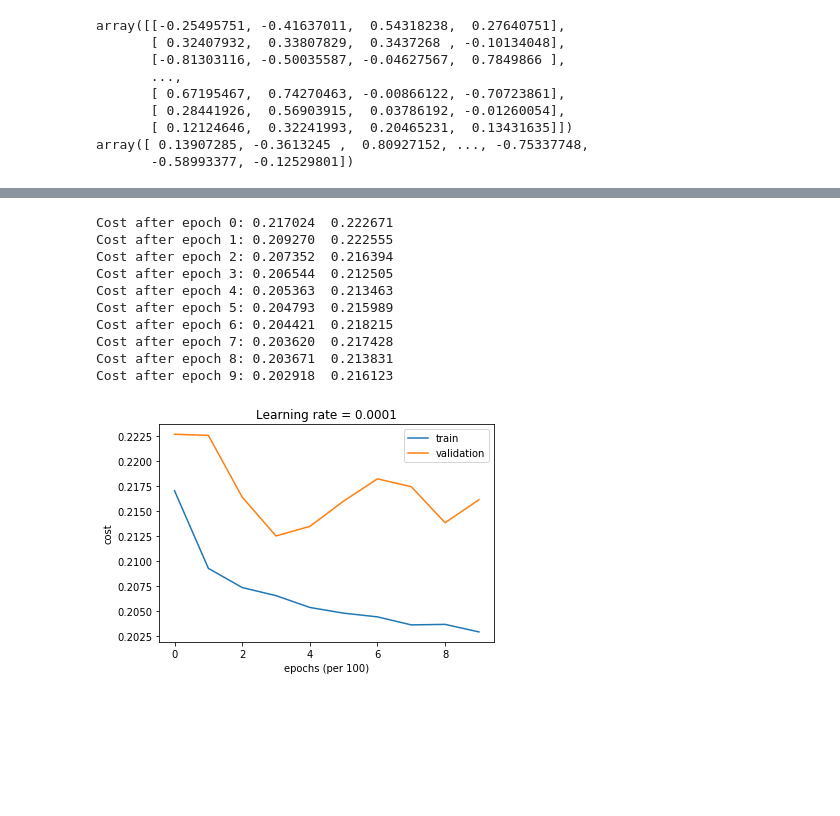
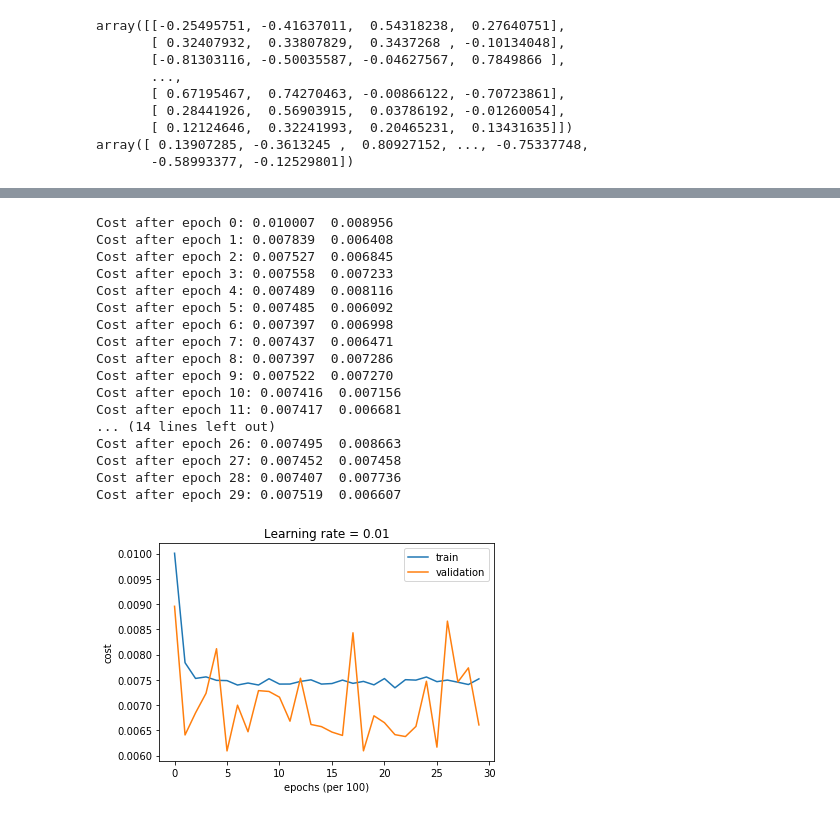
Before and after one commit to munkeops/ANN, a Jupyter notebook: Combined Cycle Power Plant.ipynb, the cells around one changed output, grey strips where cells are left out. Cells and saved outputs as stored; diff of their text form; code cells hidden in the pictures; blank space fills up the shorter version.

```diff
--- a/Combined Cycle Power Plant.ipynb
+++ b/Combined Cycle Power Plant.ipynb
@@ -53,7 +63,11 @@ def normalise(df):
 # %%
-normalise(df)
+activation='tanh'
+
+og_y=df['PE']
+maxes,mins=normalise(df,activation)
 y=np.array(df['PE'].values)
 df.drop(['PE'], axis=1,inplace=True)
+
 x=np.array(df.values)
 # %% [output]
 [1.81, 25.36, 992.89, 25.56, 420.26]
@@ -74,11 +104,27 @@ array([ 0.13907285, -0.3613245 ,  0.80927152, ..., -0.75337748,
 # %%
 X_train1, X_test, y_train1, y_test = train_test_split(x, y, test_size=0.1)
 X_train, X_valid, y_train, y_valid = train_test_split(X_train1, y_train1, test_size=0.2)
-X_train=X_train.reshape(X_train.shape[1],X_train.shape[0])
+
+print (X_train.shape, y_train.shape)
+print (X_valid.shape, y_valid.shape)
+print(X_test.shape, y_test.shape)
+
+print(y_train)
+
+X_train=np.transpose(X_train)
+X_valid=np.transpose(X_valid)
+X_test=np.transpose(X_test)
+# y_train=np.transpose(y_train)
+# y_valid=np.transpose(y_valid)
+# y_test=np.transpose(y_test)
+
+print(y_train.shape)
+
+# X_train=X_train.reshape(X_train.shape[1],X_train.shape[0])
 y_train=y_train.reshape(1,y_train.shape[0])
-X_valid=X_valid.reshape(X_valid.shape[1],X_valid.shape[0])
+# X_valid=X_valid.reshape(X_valid.shape[1],X_valid.shape[0])
 y_valid=y_valid.reshape(1,y_valid.shape[0])
-X_test=X_test.reshape(X_test.shape[1],X_test.shape[0])
+# X_test=X_test.reshape(X_test.shape[1],X_test.shape[0])
 y_test=y_test.reshape(1,y_test.shape[0])
 # print(X_train.shape[1])
 print (X_train.shape, y_train.shape)
@@ -103,21 +179,33 @@ print(y_train)
 # parameters = L_layer_model(X_train, y_train, layers_dims, num_iterations = 5000,learning_rate = 0.01, print_cost = True,
 #                            lambd=0.1,optimizer="adam", beta = 0.9,beta1 = 0.9, beta2 = 0.999,regularisation='L2',  epsilon = 1e-8,activation='tanh')
 # %%
-layers_dims = [4,100,100,1]
+layers_dims = [4,10,10,1]
 # layers_dims = [4,80,60,40,1]
 # layers_dims = [4,1,30,20,1]
-parameters = L_layer_model_minib(X_train, y_train,layers_dims,valid=True,valid_x=X_valid,valid_y=y_valid,num_iterations = 10,
-                                 mini_batch_size = 1,learning_rate = 0.0001, print_cost = True,regularisation='none',lambd=0.1,
-                    optimizer="adam", beta = 0.9,beta1 = 0.9, beta2 = 0.999,epsilon = 1e-8,activation='tanh',cost_func='mse')
+parameters = L_layer_model_minib(X_train, y_train,layers_dims,valid=True,valid_x=X_valid,valid_y=y_valid,num_iterations = 30,
+                he_init=False, mini_batch_size = 1,learning_rate = 0.01, print_cost = True,regularisation='none',lambd=0.1,
+                    optimizer="adam", beta = 0.9,beta1 = 0.9, beta2 = 0.999,epsilon = 1e-8,activation=activation,cost_func='mse')
+
+
+# parameters = L_layer_model_minib(train_x, train_y, layers_dims, valid=False, num_iterations = 50,learning_rate = 0.001,
+#                             print_cost = True,lambd=0.1,optimizer="adam", beta = 0.9,beta1 = 0.9, beta2 = 0.999,epsilon = 1e-8,
+#                             activation='tanh',regularisation='none',mini_batch_size=1,cost_func="mse",he_init=True)
 # %% [output]
-Cost after epoch 0: 0.217024  0.222671
-Cost after epoch 1: 0.209270  0.222555
-Cost after epoch 2: 0.207352  0.216394
-Cost after epoch 3: 0.206544  0.212505
-Cost after epoch 4: 0.205363  0.213463
-Cost after epoch 5: 0.204793  0.215989
-Cost after epoch 6: 0.204421  0.218215
-Cost after epoch 7: 0.203620  0.217428
-Cost after epoch 8: 0.203671  0.213831
-Cost after epoch 9: 0.202918  0.216123
+Cost after epoch 0: 0.010007  0.008956
+Cost after epoch 1: 0.007839  0.006408
+Cost after epoch 2: 0.007527  0.006845
+Cost after epoch 3: 0.007558  0.007233
+Cost after epoch 4: 0.007489  0.008116
+Cost after epoch 5: 0.007485  0.006092
+Cost after epoch 6: 0.007397  0.006998
+Cost after epoch 7: 0.007437  0.006471
+Cost after epoch 8: 0.007397  0.007286
+Cost after epoch 9: 0.007522  0.007270
+Cost after epoch 10: 0.007416  0.007156
+Cost after epoch 11: 0.007417  0.006681
+... (14 lines left out)
+Cost after epoch 26: 0.007495  0.008663
+Cost after epoch 27: 0.007452  0.007458
+Cost after epoch 28: 0.007407  0.007736
+Cost after epoch 29: 0.007519  0.006607
-[figure, old version]
+[figure, new version]
```
Also changed, not shown: parts of 17 cells of this notebook, 2 other files.
